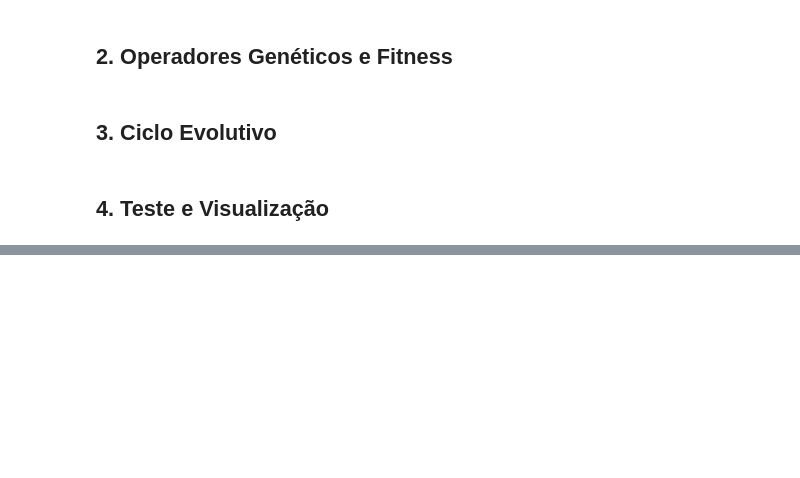
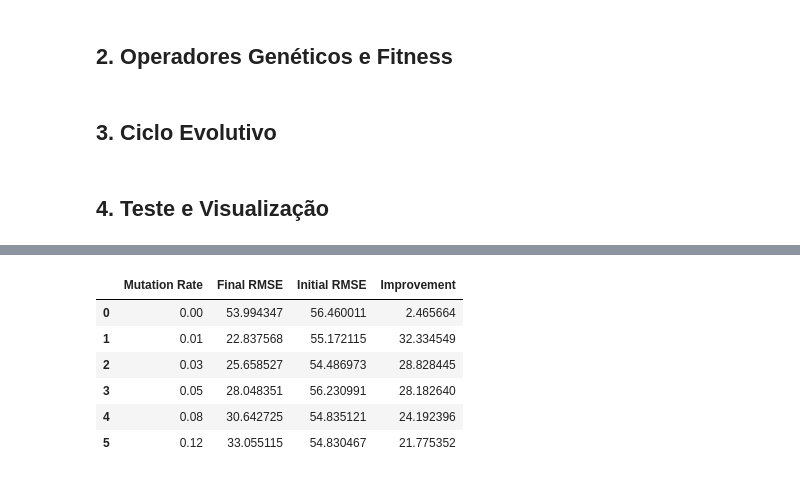
Before and after one commit to pedrorei846/CIFO-Projeto, a Jupyter notebook: MutationTest.ipynb, the cells around one changed output, grey strips where cells are left out. Drawn from its saved outputs; the diff is of its cells as text; code cells hidden in the pictures; blank space fills up the shorter version.

```diff
--- a/MutationTest.ipynb
+++ b/MutationTest.ipynb
@@ -530,0 +532,22 @@ Geração 9999 | Melhor RMSE: 25.81
+# %%
+summary = []
+
+for rate, result in mutation_results.items():
+    summary.append({
+        "Mutation Rate": rate,
+        "Final RMSE": result["final_rmse"],
+        "Initial RMSE": result["history"][0],
+        "Improvement": result["history"][0] - result["final_rmse"]
+    })
+
+summary_df = pd.DataFrame(summary)
+
+summary_df
+# %% [output]
+|  | Mutation Rate | Final RMSE | Initial RMSE | Improvement |
+| 0 | 0.00 | 53.994347 | 56.460011 | 2.465664 |
+| 1 | 0.01 | 22.837568 | 55.172115 | 32.334549 |
+| 2 | 0.03 | 25.658527 | 54.486973 | 28.828445 |
+| 3 | 0.05 | 28.048351 | 56.230991 | 28.182640 |
+| 4 | 0.08 | 30.642725 | 54.835121 | 24.192396 |
+| 5 | 0.12 | 33.055115 | 54.830467 | 21.775352 |
```
Also changed, not shown: parts of 7 cells of this notebook, 1 other file.
